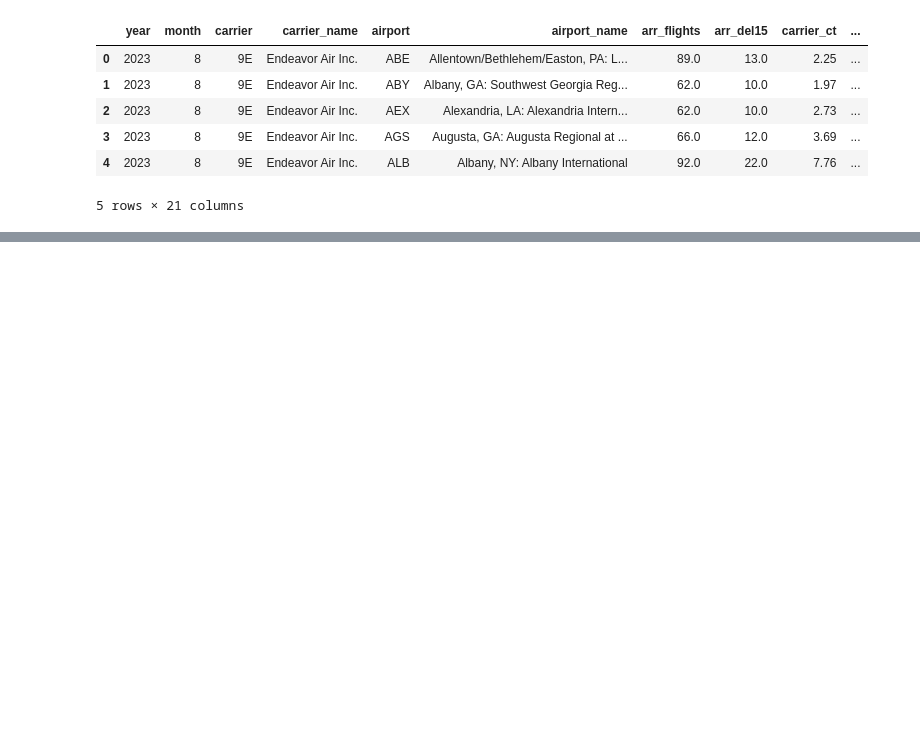
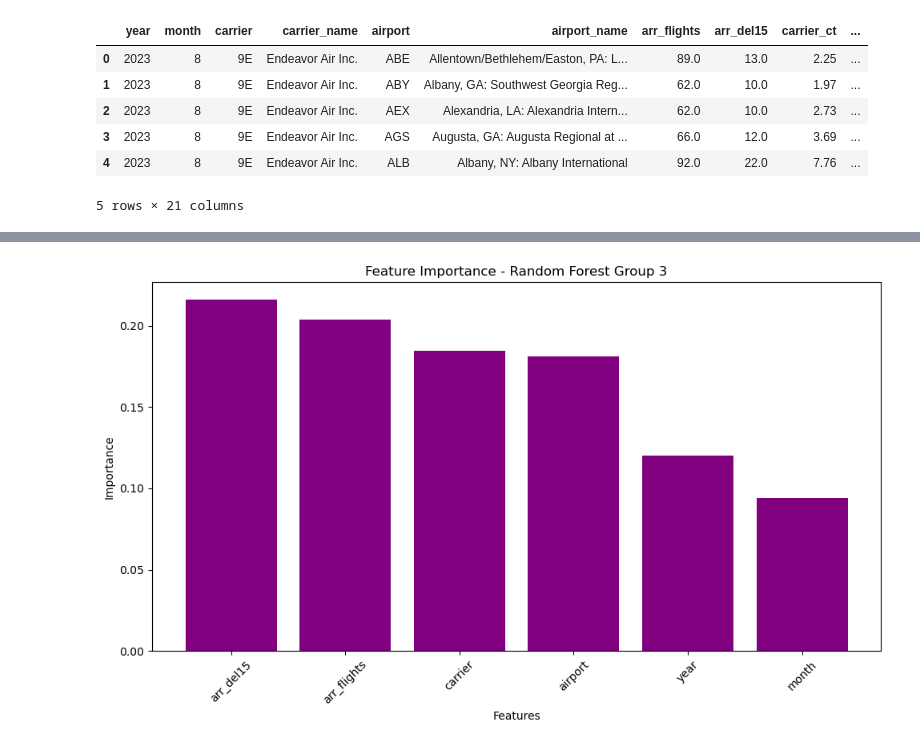
Before and after one commit to lingyuehao/Data_Dawgs, a Jupyter notebook: Yundi_Random_Forest.ipynb, the cells around one changed output, grey strips where cells are left out. Cells and saved outputs as stored; diff of their text form; code cells hidden in the pictures; blank space fills up the shorter version.

```diff
--- a/Yundi_Random_Forest.ipynb
+++ b/Yundi_Random_Forest.ipynb
@@ -166,0 +277,89 @@ Non-Holiday & Non-Top Airlines: 1.0
+# %%
+# Group 3 (Top 6 Airlines and Non-Holiday Season)
+data = pd.read_csv("Airline_Delay_Cause.csv")
+
+top_6_airlines = ['DL', 'AA', 'UA', 'WN', 'AS', 'B6']
+non_holiday_months = [1, 2, 3, 4, 5, 6, 9, 10, 11]
+
+data = data[data['carrier'].isin(top_6_airlines) & data['month'].isin(non_holiday_months)].copy()
+
+delay_cols = ['carrier_ct', 'weather_ct', 'nas_ct', 'security_ct', 'late_aircraft_ct']
+data[delay_cols] = data[delay_cols].fillna(0)
+data['delay_reason'] = data[delay_cols].idxmax(axis=1)
+
+X = data[['year', 'month', 'arr_flights', 'arr_del15', 'carrier', 'airport']]
+y = data['delay_reason']
+
+threshold = 2
+rare_classes = y.value_counts()[y.value_counts() < threshold].index
+y = y.replace(rare_classes, 'Other')
+
+min_samples = 5
+valid_classes = y.value_counts()[y.value_counts() >= min_samples].index
+filtered_indices = y.index[y.isin(valid_classes)]
+
+X = X.loc[filtered_indices.intersection(X.index)]
+y = y.loc[filtered_indices.intersection(y.index)]
+
+num_cols = X.select_dtypes(include=['float64', 'int64']).columns
+imputer_num = SimpleImputer(strategy='median')
+X.loc[:, num_cols] = imputer_num.fit_transform(X[num_cols])
+
+categorical_cols = ['carrier', 'airport']
+label_encoders = {col: LabelEncoder() for col in categorical_cols}
+
+for col in categorical_cols:
+    X.loc[:, col] = label_encoders[col].fit_transform(X[col])
+
+X_train, X_test, y_train, y_test = train_test_split(
+    X, y, test_size=0.2, random_state=42, stratify=y
+)
+
+param_grid = {
+    'n_estimators': [50, 100],
+    'max_depth': [10, 20],
+    'min_samples_split': [2, 5],
+    'min_samples_leaf': [1, 2],
+    'criterion': ['gini']
+}
+
+grid_search_rf = GridSearchCV(
+    estimator=RandomForestClassifier(random_state=11),
+    param_grid=param_grid,
+    cv=5,
+    scoring='accuracy',
+    n_jobs=2,
+    verbose=1
+)
+
+grid_search_rf.fit(X_train, y_train)
+
+best_params_rf = grid_search_rf.best_params_
+best_rf_model = grid_search_rf.best_estimator_
+
+print("\nBest Hyperparameters:", best_params_rf)
+
+y_pred_rf_train = best_rf_model.predict(X_train)
+train_accuracy = accuracy_score(y_train, y_pred_rf_train)
+print("\nTraining Accuracy:", train_accuracy)
+
+y_pred_rf = best_rf_model.predict(X_test)
+test_accuracy = accuracy_score(y_test, y_pred_rf)
+print("\nTest Accuracy:", test_accuracy)
+
+print("\nClassification Report:\n", classification_report(y_test, y_pred_rf, zero_division=0))
+
+feature_importances = pd.DataFrame({
+    'feature': X.columns,
+    'importance': best_rf_model.feature_importances_
+}).sort_values(by='importance', ascending=False)
+
+plt.figure(figsize=(10, 6))
+plt.bar(feature_importances['feature'], feature_importances['importance'], color='purple')
+plt.title("Feature Importance - Random Forest Group 3")
+plt.xlabel("Features")
+plt.ylabel("Importance")
+plt.xticks(rotation=45)
+plt.tight_layout()
+plt.show()
+# %% [output]
@@ -166,0 +386 @@ Non-Holiday & Non-Top Airlines: 1.0
+[figure, added]
```
Also changed, not shown: parts of 11 cells of this notebook.
